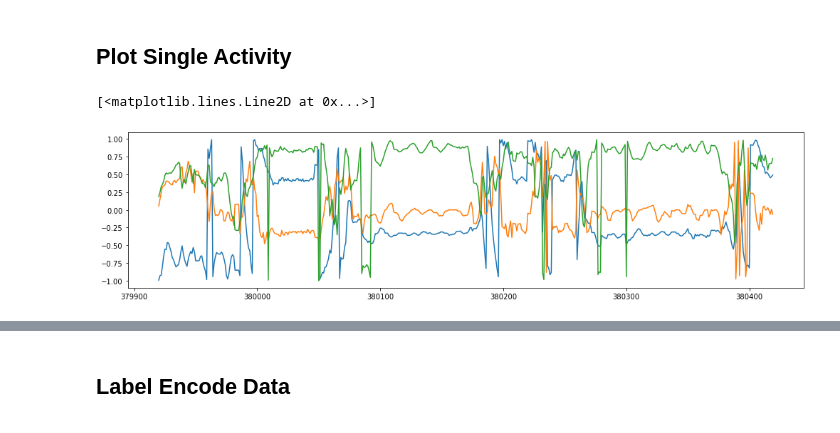
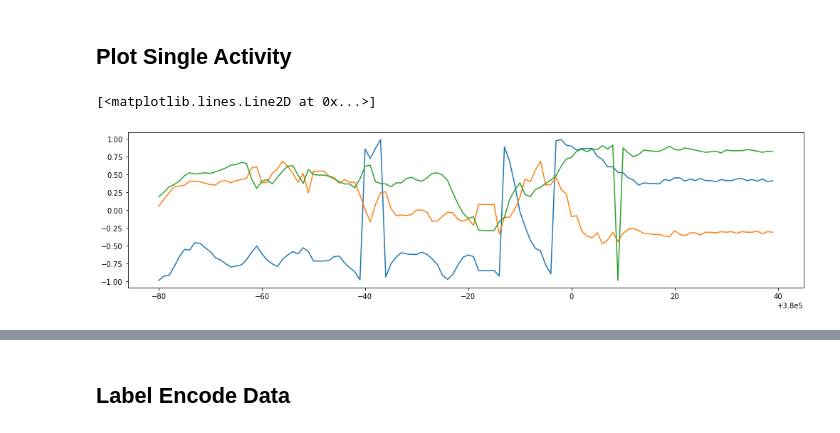
Before and after one commit to gaurav-95/Accelerometer_Activity_Recognition, a Jupyter notebook: Activity_Recognition.ipynb, the cells around one changed output, grey strips where cells are left out. Drawn from its saved outputs; the diff is of its cells as text; code cells hidden in the pictures.

```diff
--- a/Activity_Recognition.ipynb
+++ b/Activity_Recognition.ipynb
@@ -246,12 +246,12 @@ Name: activity, dtype: int64
 # %%
 only1=accdata.loc[accdata['activity'] == "Smoking"]
 plt.figure(figsize=(17, 4))
-plt.plot(only1['x'][0:500])
-plt.plot(only1['y'][0:500])
-plt.plot(only1['z'][0:500])
+plt.plot(only1['x'][0:120])
+plt.plot(only1['y'][0:120])
+plt.plot(only1['z'][0:120])
 # %% [output]
 [<matplotlib.lines.Line2D at 0x...>]
-[figure, old version]
+[figure, new version]
 # %%
 # map_ac = load_activity_map()
 # accdata['activity'] = [map_ac[x] for x in accdata['activity']]
```
Also changed, not shown: parts of 8 cells of this notebook, 8 other files.
